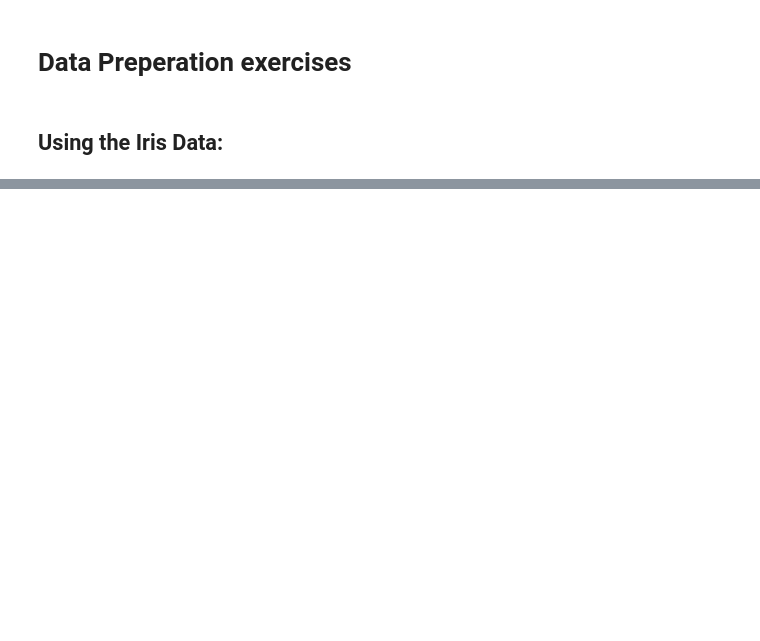
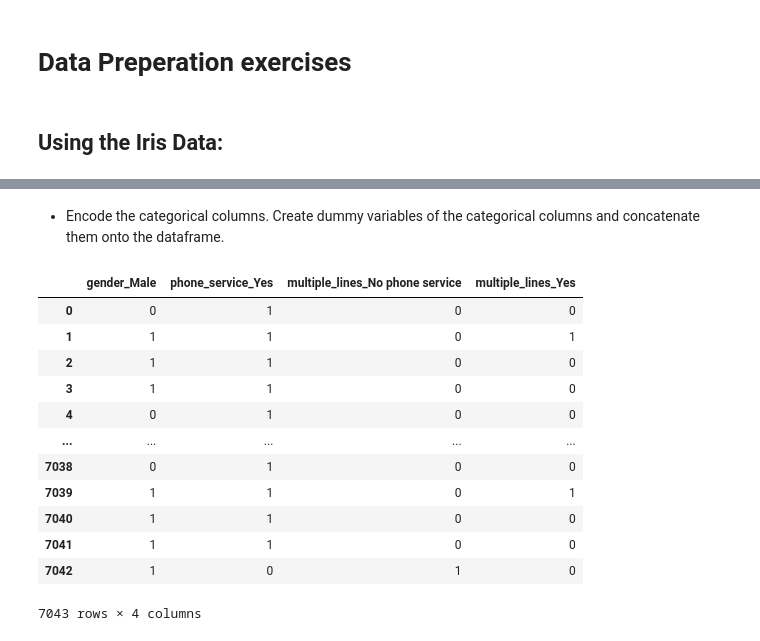
Before and after one commit to GladyBarrios/classification-exercises, a Jupyter notebook: classification_exercises.ipynb, the cells around one changed output, grey strips where cells are left out. Cells and saved outputs as stored; diff of their text form; code cells hidden in the pictures; blank space fills up the shorter version.

```diff
--- a/classification_exercises.ipynb
+++ b/classification_exercises.ipynb
@@ -474,0 +388,19 @@ iris
+# %% [markdown]
+- Encode the categorical columns. Create dummy variables of the categorical columns and concatenate them onto the dataframe.
+# %%
+dummy_telco = pd.get_dummies(telco[['gender', 'phone_service','multiple_lines']], dummy_na= False, drop_first=[True, True])
+dummy_telco
+# %% [output]
+|  | gender_Male | phone_service_Yes | multiple_lines_No phone service | multiple_lines_Yes |
+| 0 | 0 | 1 | 0 | 0 |
+| 1 | 1 | 1 | 0 | 1 |
+| 2 | 1 | 1 | 0 | 0 |
+| 3 | 1 | 1 | 0 | 0 |
+| 4 | 0 | 1 | 0 | 0 |
+| ... | ... | ... | ... | ... |
+| 7038 | 0 | 1 | 0 | 0 |
+| 7039 | 1 | 1 | 0 | 1 |
+| 7040 | 1 | 1 | 0 | 0 |
+| 7041 | 1 | 1 | 0 | 0 |
+| 7042 | 1 | 0 | 1 | 0 |
+7043 rows × 4 columns
```
Also changed, not shown: parts of 69 cells of this notebook, 1 other file.
